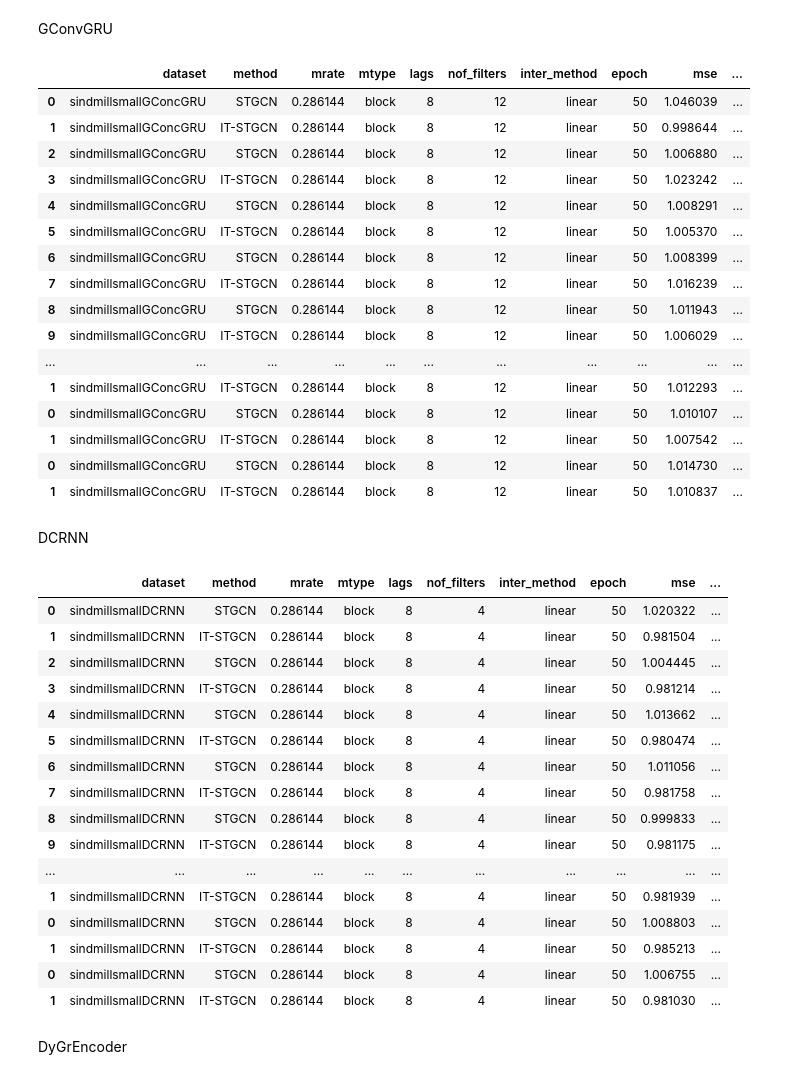
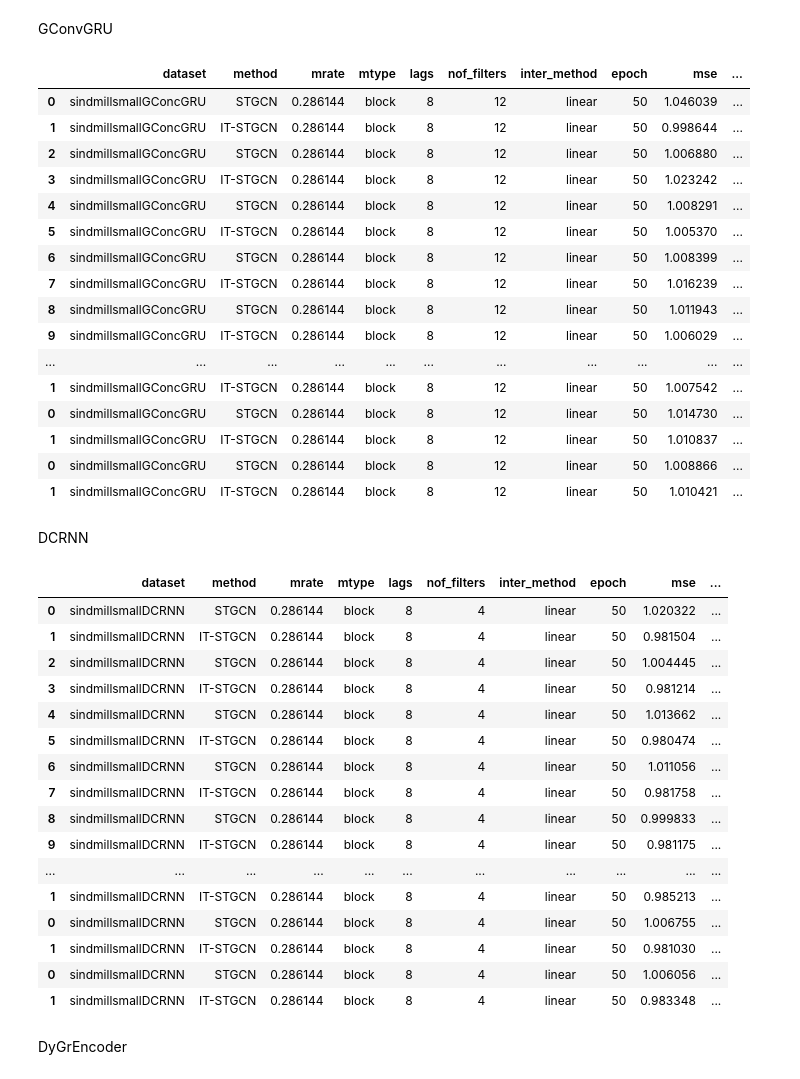
Before and after one commit to seoyeonc/ITTGNN_blog, a Jupyter notebook: posts/2_research/done.ipynb, the cells around one changed output. Saved outputs shown, nothing was run; the diff lists cells and outputs as text; code cells hidden in the pictures.

```diff
--- a/posts/2_research/done.ipynb
+++ b/posts/2_research/done.ipynb
@@ -134,29 +136,30 @@ GConvGRU
 # %%
 pd.concat([pd.read_csv('./simulation_results/windmillsmall_block_186_GConcGRU.csv').iloc[:,1:-1], # 1 ~ 14
            pd.read_csv('./simulation_results/2024-03-06_09-57-41.csv'), # 15
            pd.read_csv('./simulation_results/2024-03-06_23-23-04.csv'), # 16
            pd.read_csv('./simulation_results/2024-03-07_13-14-28.csv'), # 17
            pd.read_csv('./simulation_results/2024-03-08_05-30-38.csv'), # 18
            pd.read_csv('./simulation_results/2024-03-08_22-39-57.csv'), # 19
+           pd.read_csv('./simulation_results/2024-03-09_13-00-53.csv'), # 20
           ]).assign(model = 'GConvGRU')#.iloc[:,1:].assign(dataset='windmillsmall')
 # %% [output]
 |  | dataset | method | mrate | mtype | lags | nof_filters | inter_method | epoch | mse | ... |
 | 0 | sindmillsmallGConcGRU | STGCN | 0.286144 | block | 8 | 12 | linear | 50 | 1.046039 | ... |
 | 1 | sindmillsmallGConcGRU | IT-STGCN | 0.286144 | block | 8 | 12 | linear | 50 | 0.998644 | ... |
 | 2 | sindmillsmallGConcGRU | STGCN | 0.286144 | block | 8 | 12 | linear | 50 | 1.006880 | ... |
 | 3 | sindmillsmallGConcGRU | IT-STGCN | 0.286144 | block | 8 | 12 | linear | 50 | 1.023242 | ... |
 | 4 | sindmillsmallGConcGRU | STGCN | 0.286144 | block | 8 | 12 | linear | 50 | 1.008291 | ... |
 | 5 | sindmillsmallGConcGRU | IT-STGCN | 0.286144 | block | 8 | 12 | linear | 50 | 1.005370 | ... |
 | 6 | sindmillsmallGConcGRU | STGCN | 0.286144 | block | 8 | 12 | linear | 50 | 1.008399 | ... |
 | 7 | sindmillsmallGConcGRU | IT-STGCN | 0.286144 | block | 8 | 12 | linear | 50 | 1.016239 | ... |
 | 8 | sindmillsmallGConcGRU | STGCN | 0.286144 | block | 8 | 12 | linear | 50 | 1.011943 | ... |
 | 9 | sindmillsmallGConcGRU | IT-STGCN | 0.286144 | block | 8 | 12 | linear | 50 | 1.006029 | ... |
 | ... | ... | ... | ... | ... | ... | ... | ... | ... | ... | ... |
-| 1 | sindmillsmallGConcGRU | IT-STGCN | 0.286144 | block | 8 | 12 | linear | 50 | 1.012293 | ... |
-| 0 | sindmillsmallGConcGRU | STGCN | 0.286144 | block | 8 | 12 | linear | 50 | 1.010107 | ... |
 | 1 | sindmillsmallGConcGRU | IT-STGCN | 0.286144 | block | 8 | 12 | linear | 50 | 1.007542 | ... |
 | 0 | sindmillsmallGConcGRU | STGCN | 0.286144 | block | 8 | 12 | linear | 50 | 1.014730 | ... |
 | 1 | sindmillsmallGConcGRU | IT-STGCN | 0.286144 | block | 8 | 12 | linear | 50 | 1.010837 | ... |
+| 0 | sindmillsmallGConcGRU | STGCN | 0.286144 | block | 8 | 12 | linear | 50 | 1.008866 | ... |
+| 1 | sindmillsmallGConcGRU | IT-STGCN | 0.286144 | block | 8 | 12 | linear | 50 | 1.010421 | ... |
 # %% [markdown]
 DCRNN
 # %%
@@ -166,6 +169,7 @@ pd.concat([pd.read_csv('./simulation_results/windmillsmall_block_186_DCRNN.csv')
            pd.read_csv('./simulation_results/2024-03-08_01-14-30.csv'), # 20
            pd.read_csv('./simulation_results/2024-03-08_18-22-08.csv'), # 21
            pd.read_csv('./simulation_results/2024-03-09_06-22-33.csv'), # 22
+           pd.read_csv('./simulation_results/2024-03-09_18-25-50.csv'), # 23
            ]).assign(model='DCRNN')#.iloc[:,1:].assign(dataset='windmillsmall')
 # %% [output]
 |  | dataset | method | mrate | mtype | lags | nof_filters | inter_method | epoch | mse | ... |
@@ -180,11 +184,11 @@ pd.concat([pd.read_csv('./simulation_results/windmillsmall_block_186_DCRNN.csv')
 | 8 | sindmillsmallDCRNN | STGCN | 0.286144 | block | 8 | 4 | linear | 50 | 0.999833 | ... |
 | 9 | sindmillsmallDCRNN | IT-STGCN | 0.286144 | block | 8 | 4 | linear | 50 | 0.981175 | ... |
 | ... | ... | ... | ... | ... | ... | ... | ... | ... | ... | ... |
-| 1 | sindmillsmallDCRNN | IT-STGCN | 0.286144 | block | 8 | 4 | linear | 50 | 0.981939 | ... |
-| 0 | sindmillsmallDCRNN | STGCN | 0.286144 | block | 8 | 4 | linear | 50 | 1.008803 | ... |
 | 1 | sindmillsmallDCRNN | IT-STGCN | 0.286144 | block | 8 | 4 | linear | 50 | 0.985213 | ... |
 | 0 | sindmillsmallDCRNN | STGCN | 0.286144 | block | 8 | 4 | linear | 50 | 1.006755 | ... |
 | 1 | sindmillsmallDCRNN | IT-STGCN | 0.286144 | block | 8 | 4 | linear | 50 | 0.981030 | ... |
+| 0 | sindmillsmallDCRNN | STGCN | 0.286144 | block | 8 | 4 | linear | 50 | 1.006056 | ... |
+| 1 | sindmillsmallDCRNN | IT-STGCN | 0.286144 | block | 8 | 4 | linear | 50 | 0.983348 | ... |
 # %% [markdown]
 DyGrEncoder
 # %%
```
Also changed, not shown: parts of 3 cells of this notebook, 5 other files.
